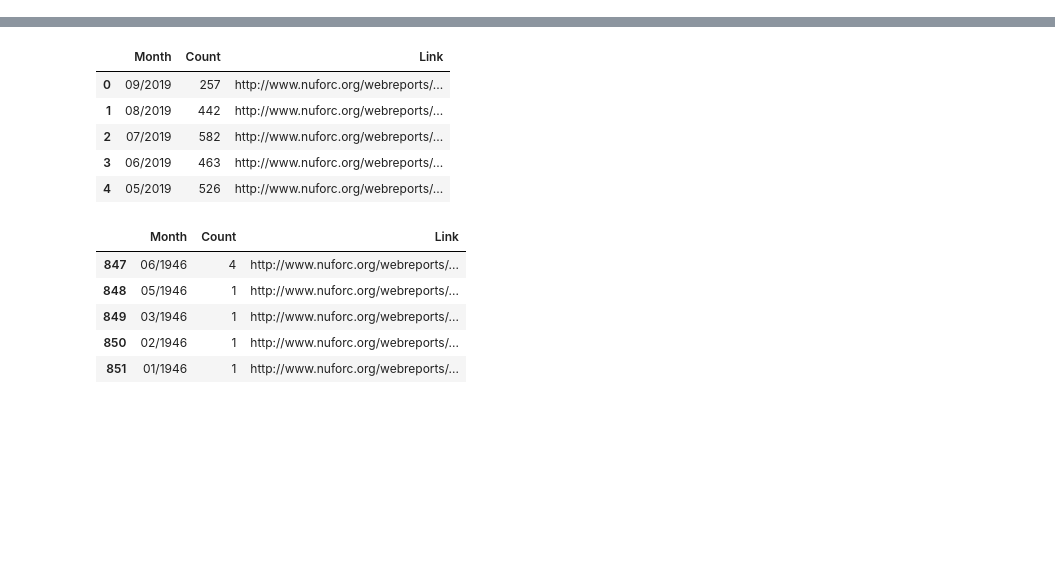
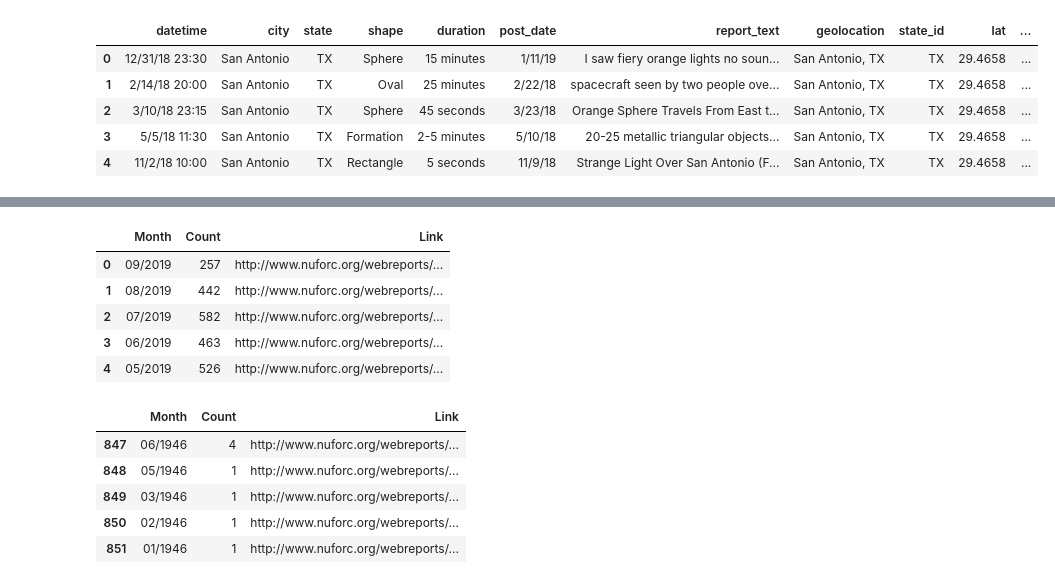
Before and after one commit to kevscon/ufo-reports, a Jupyter notebook: data_processing.ipynb, the cells around one changed output, grey strips where cells are left out. Cells and saved outputs as stored; diff of their text form; code cells hidden in the pictures; blank space fills up the shorter version.

```diff
--- a/data_processing.ipynb
+++ b/data_processing.ipynb
@@ -2,0 +61,3 @@ import pandas as pd
+# %%
+# filter out non-US locaions
+ufo_df = ufo_df[ufo_df['state'].isin(states)]
@@ -2,0 +92,11 @@ import pandas as pd
+# %%
+# combine data with location coordinates
+mrg_df = pd.merge(ufo_df, geo_cities, left_on=['city', 'state'], right_on=['city', 'state_id'])
+mrg_df.head()
+# %% [output]
+|  | datetime | city | state | shape | duration | post_date | report_text | geolocation | state_id | lat | ... |
+| 0 | 12/31/18 23:30 | San Antonio | TX | Sphere | 15 minutes | 1/11/19 | I saw fiery orange lights no soun... | San Antonio, TX | TX | 29.4658 | ... |
+| 1 | 2/14/18 20:00 | San Antonio | TX | Oval | 25 minutes | 2/22/18 | spacecraft seen by two people ove... | San Antonio, TX | TX | 29.4658 | ... |
+| 2 | 3/10/18 23:15 | San Antonio | TX | Sphere | 45 seconds | 3/23/18 | Orange Sphere Travels From East t... | San Antonio, TX | TX | 29.4658 | ... |
+| 3 | 5/5/18 11:30 | San Antonio | TX | Formation | 2-5 minutes | 5/10/18 | 20-25 metallic triangular objects... | San Antonio, TX | TX | 29.4658 | ... |
+| 4 | 11/2/18 10:00 | San Antonio | TX | Rectangle | 5 seconds | 11/9/18 | Strange Light Over San Antonio (F... | San Antonio, TX | TX | 29.4658 | ... |
```
Also changed, not shown: parts of 63 cells of this notebook, 1 other file.
